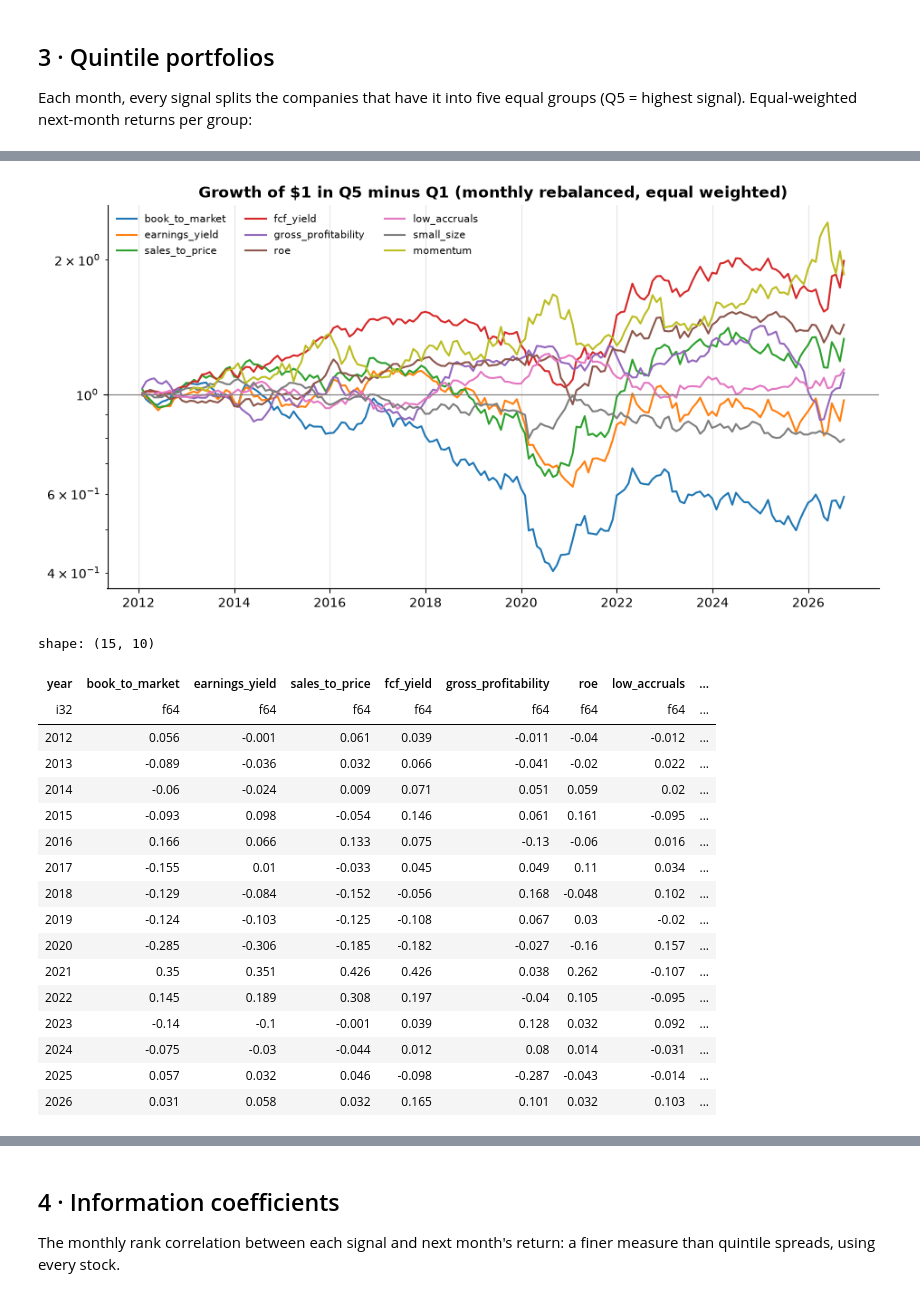
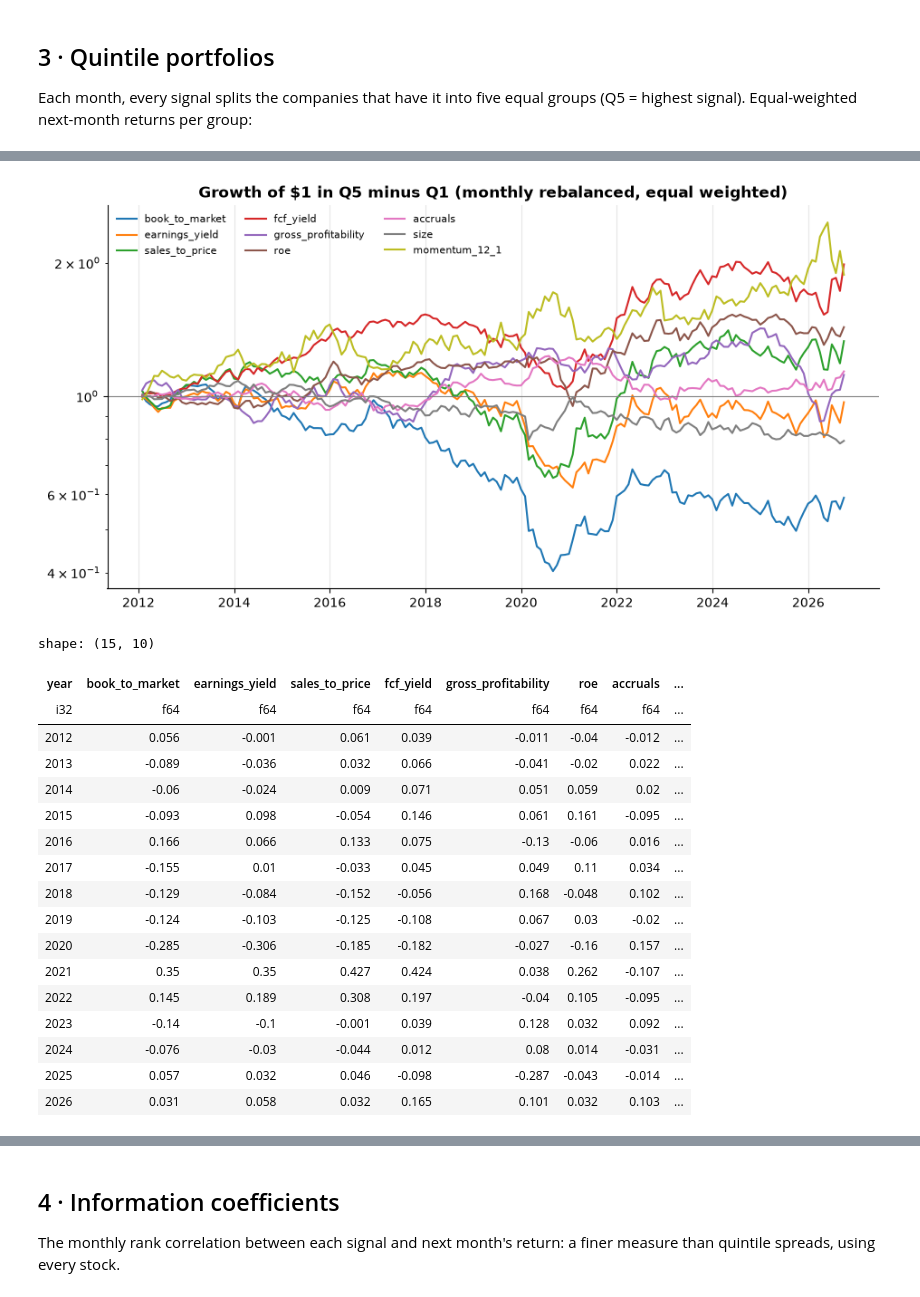
Before and after one commit to yurit04/collective-alpha, a Jupyter notebook: projects/subspace-probe/notebooks/vinculum/03_factor_sorts.ipynb, the cells around one changed output, grey strips where cells are left out. Cells and saved outputs as stored; diff of their text form; code cells hidden in the pictures.

```diff
--- a/projects/subspace-probe/notebooks/vinculum/03_factor_sorts.ipynb
+++ b/projects/subspace-probe/notebooks/vinculum/03_factor_sorts.ipynb
@@ -62,26 +61,0 @@ and so on are negated.
-# %%
-items = ["revenue", "gross_profit", "net_income", "operating_cash_flow", "capex", "assets", "equity"]
-with timed("fundamentals"):
-    f = v.fundamentals(items, start=START)
-dates = sorted(f["date"].unique().to_list())[:-1]  # the last month has no next-month return
-with timed(f"ranks on {len(dates)} month ends"):
-    uni = pl.concat([v.ranks(d).filter(pl.col("rank") <= TOP).select("date", "security_id") for d in dates])
-ni, assets, equity = pl.col("net_income"), pl.col("assets"), pl.col("equity")
-SIGNALS = {
-    "book_to_market": pl.col("book_to_market"),
-    "earnings_yield": pl.col("earnings_yield"),
-    "sales_to_price": pl.col("sales_to_price"),
-    "fcf_yield": pl.when(pl.col("currency") == "USD").then(
-        (pl.col("operating_cash_flow") - pl.col("capex")) / pl.col("issuer_market_cap")),
-    "gross_profitability": pl.when(assets > 0).then(pl.col("gross_profit") / assets),
-    "roe": pl.when(equity > 0).then(ni / equity),
-    "low_accruals": pl.when(assets > 0).then(-(ni - pl.col("operating_cash_flow")) / assets),
-    "small_size": -pl.col("issuer_market_cap").log(),
-    "momentum": pl.col("momentum"),
-}
-panel = (f.join(uni, on=["date", "security_id"]).with_columns(month)
-         .join(px.select("security_id", "month", "ret_next", "momentum"), on=["security_id", "month"], how="left")
-         .with_columns([e.alias(k) for k, e in SIGNALS.items()]))
-print(f"{panel.height:,} company-months, {panel['date'].n_unique()} months, "
-      f"{panel['ret_next'].is_not_null().mean():.1%} with a next-month return")
-pl.DataFrame({"signal": list(SIGNALS), "coverage": [panel[s].is_not_null().mean() for s in SIGNALS]})
@@ -103,0 +62,12 @@ shape: (9, 2)
+# %%
+NAMES = ["book_to_market", "earnings_yield", "sales_to_price", "fcf_yield", "gross_profitability", "roe",
+         "accruals", "size", "momentum_12_1"]
+print({n: SIGNALS[n].direction for n in NAMES})
+with timed("signal panel, top 1,000 each month end"):
+    sig = p.panel(NAMES, start=START, top=TOP)
+panel = (sig.with_columns(month).with_columns([(pl.col(n) * SIGNALS[n].direction).alias(n) for n in NAMES])
+         .join(px.select("security_id", "month", "ret_next"), on=["security_id", "month"], how="left")
+         .filter(pl.col("date") < sig["date"].max()))  # the last month has no next-month return
+print(f"{panel.height:,} company-months, {panel['date'].n_unique()} months, "
+      f"{panel['ret_next'].is_not_null().mean():.1%} with a next-month return")
+pl.DataFrame({"signal": NAMES, "coverage": [panel[n].is_not_null().mean() for n in NAMES]})
@@ -114,14 +100,14 @@ def quintile(s: str) -> pl.Expr:
 
 ret = pl.col("ret_next").clip(-0.99, 3)  # guard against bad prints; changes few months
 rows = []
-for s in SIGNALS:
+for s in NAMES:
     q = (panel.filter(pl.col(s).is_not_null() & pl.col("ret_next").is_not_null())
          .with_columns(quintile(s).alias("q")).group_by("date", "q").agg(ret.mean().alias("ret")))
     rows.append(q.with_columns(pl.lit(s).alias("signal")))
 quint = pl.concat(rows)
 means = quint.group_by("signal", "q").agg((pl.col("ret").mean() * 12).alias("annual")).sort("q")
 fig, axes = plt.subplots(3, 3, figsize=(13, 9), sharey=True)
-for ax, s in zip(axes.flat, SIGNALS, strict=True):
+for ax, s in zip(axes.flat, NAMES, strict=True):
     m = means.filter(pl.col("signal") == s)
     ax.bar(m["q"], m["annual"])
     ax.set_title(s, fontsize=10)
@@ -165,22 +151,22 @@ shape: (9, 7)
 # %%
 fig, ax = plt.subplots(figsize=(11, 5.5))
-for s in SIGNALS:
+for s in NAMES:
     g = ls.filter(pl.col("signal") == s)
     ax.plot(g["date"], (1 + g["long_short"]).log().cum_sum().exp(), label=s)
 ax.axhline(1, color="grey", lw=0.8)
 ax.set_yscale("log")
 ax.set_title("Growth of $1 in Q5 minus Q1 (monthly rebalanced, equal weighted)")
 ax.legend(fontsize=8, ncol=3)
 plt.show()
 # %% [output]
-[figure, old version]
+[figure, new version]
 # %%
 (ls.group_by(pl.col("date").dt.year().alias("year"), "signal").agg(((1 + pl.col("long_short")).product() - 1).alias("r"))
- .pivot(on="signal", index="year", values="r").sort("year").select("year", *SIGNALS)
+ .pivot(on="signal", index="year", values="r").sort("year").select("year", *NAMES)
  .with_columns(pl.exclude("year").round(3)))
 # %% [output]
 shape: (15, 10)
-| year | book_to_market | earnings_yield | sales_to_price | fcf_yield | gross_profitability | roe | low_accruals | ... |
+| year | book_to_market | earnings_yield | sales_to_price | fcf_yield | gross_profitability | roe | accruals | ... |
 | i32 | f64 | f64 | f64 | f64 | f64 | f64 | f64 | ... |
 | 2012 | 0.056 | -0.001 | 0.061 | 0.039 | -0.011 | -0.04 | -0.012 | ... |
 | 2013 | -0.089 | -0.036 | 0.032 | 0.066 | -0.041 | -0.02 | 0.022 | ... |
@@ -191,10 +177,10 @@ shape: (15, 10)
 | 2018 | -0.129 | -0.084 | -0.152 | -0.056 | 0.168 | -0.048 | 0.102 | ... |
 | 2019 | -0.124 | -0.103 | -0.125 | -0.108 | 0.067 | 0.03 | -0.02 | ... |
 | 2020 | -0.285 | -0.306 | -0.185 | -0.182 | -0.027 | -0.16 | 0.157 | ... |
-| 2021 | 0.35 | 0.351 | 0.426 | 0.426 | 0.038 | 0.262 | -0.107 | ... |
+| 2021 | 0.35 | 0.35 | 0.427 | 0.424 | 0.038 | 0.262 | -0.107 | ... |
 | 2022 | 0.145 | 0.189 | 0.308 | 0.197 | -0.04 | 0.105 | -0.095 | ... |
 | 2023 | -0.14 | -0.1 | -0.001 | 0.039 | 0.128 | 0.032 | 0.092 | ... |
-| 2024 | -0.075 | -0.03 | -0.044 | 0.012 | 0.08 | 0.014 | -0.031 | ... |
+| 2024 | -0.076 | -0.03 | -0.044 | 0.012 | 0.08 | 0.014 | -0.031 | ... |
 | 2025 | 0.057 | 0.032 | 0.046 | -0.098 | -0.287 | -0.043 | -0.014 | ... |
 | 2026 | 0.031 | 0.058 | 0.032 | 0.165 | 0.101 | 0.032 | 0.103 | ... |
 # %% [markdown]
```
Also changed, not shown: parts of 11 cells of this notebook, 22 other files.
